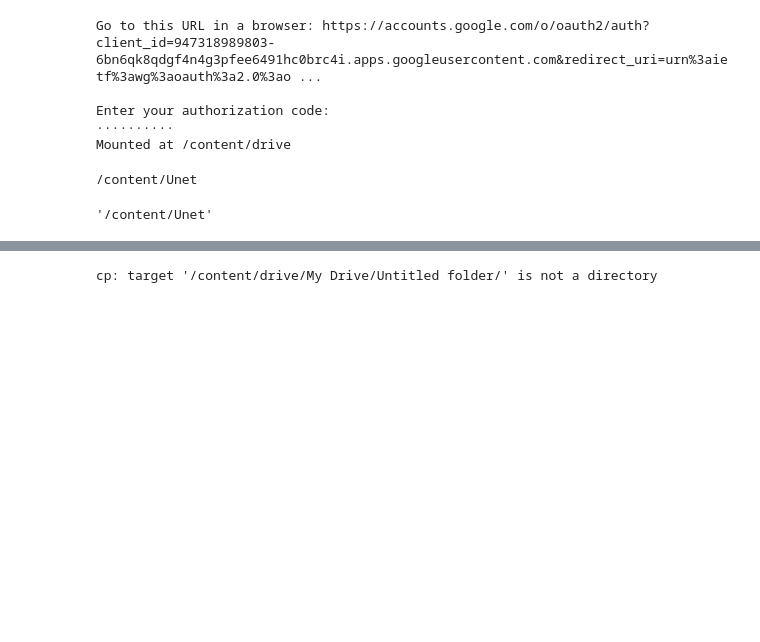
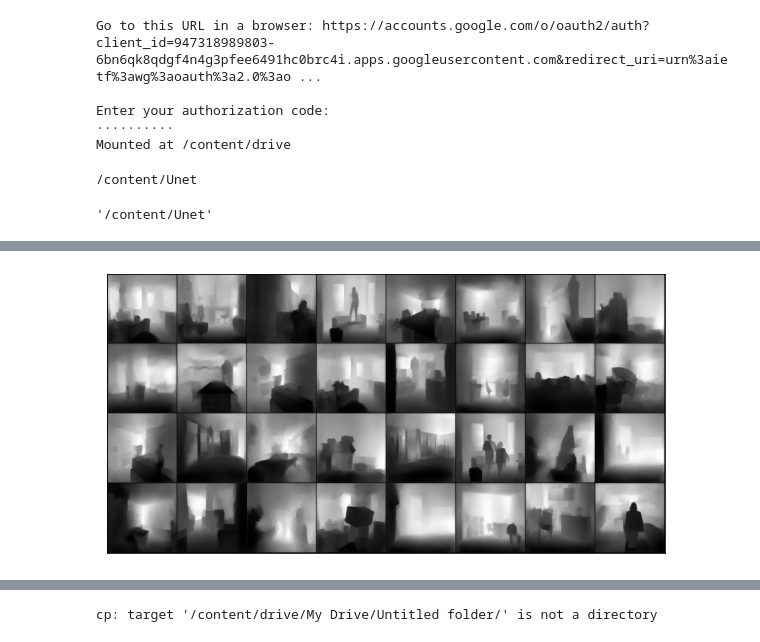
Before and after one commit to roshantac/EVA4, a Jupyter notebook: Assignment15/B/BothFinal.ipynb, the cells around one changed output, grey strips where cells are left out. Cells and saved outputs as stored; diff of their text form; code cells hidden in the pictures; blank space fills up the shorter version.

```diff
--- a/Assignment15/B/BothFinal.ipynb
+++ b/Assignment15/B/BothFinal.ipynb
@@ -90,0 +122,4 @@ print(d)
+# %%
+show(sample['depth'],nrow=8)
+# %% [output]
+[figure, added]
```
Also changed, not shown: parts of 29 cells of this notebook.
